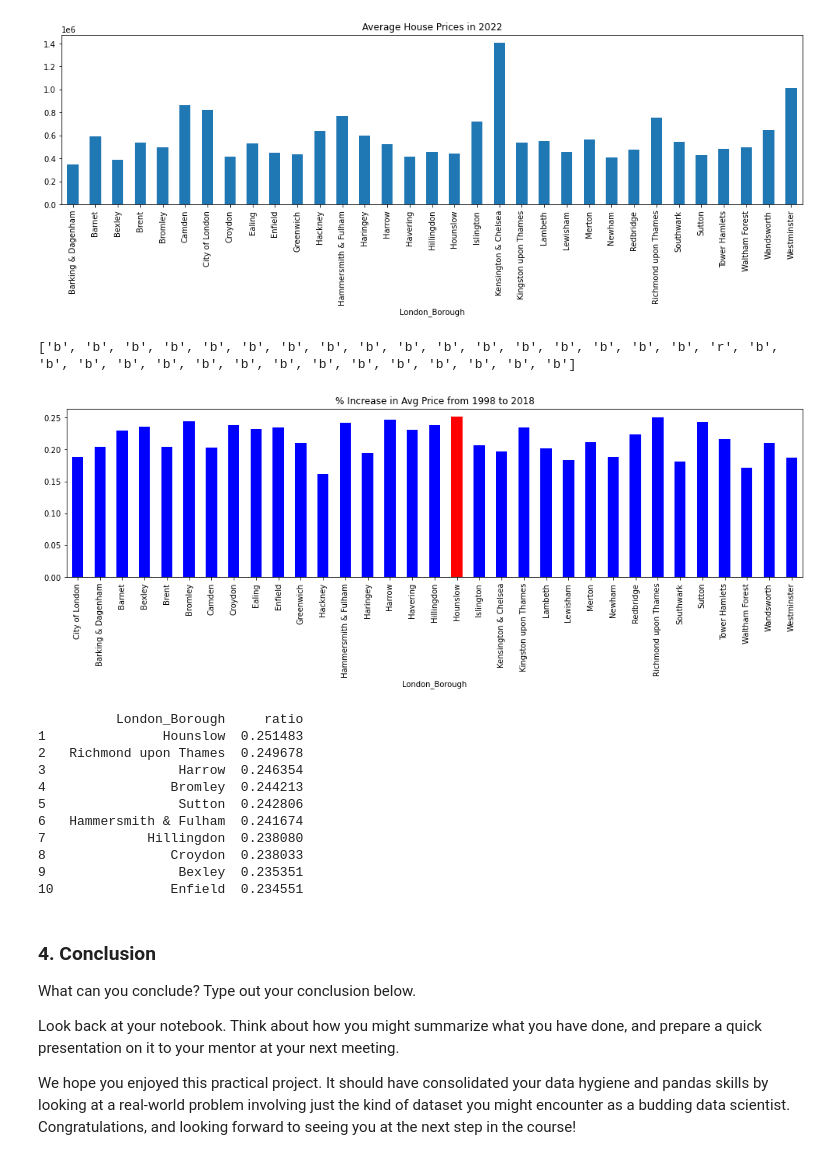
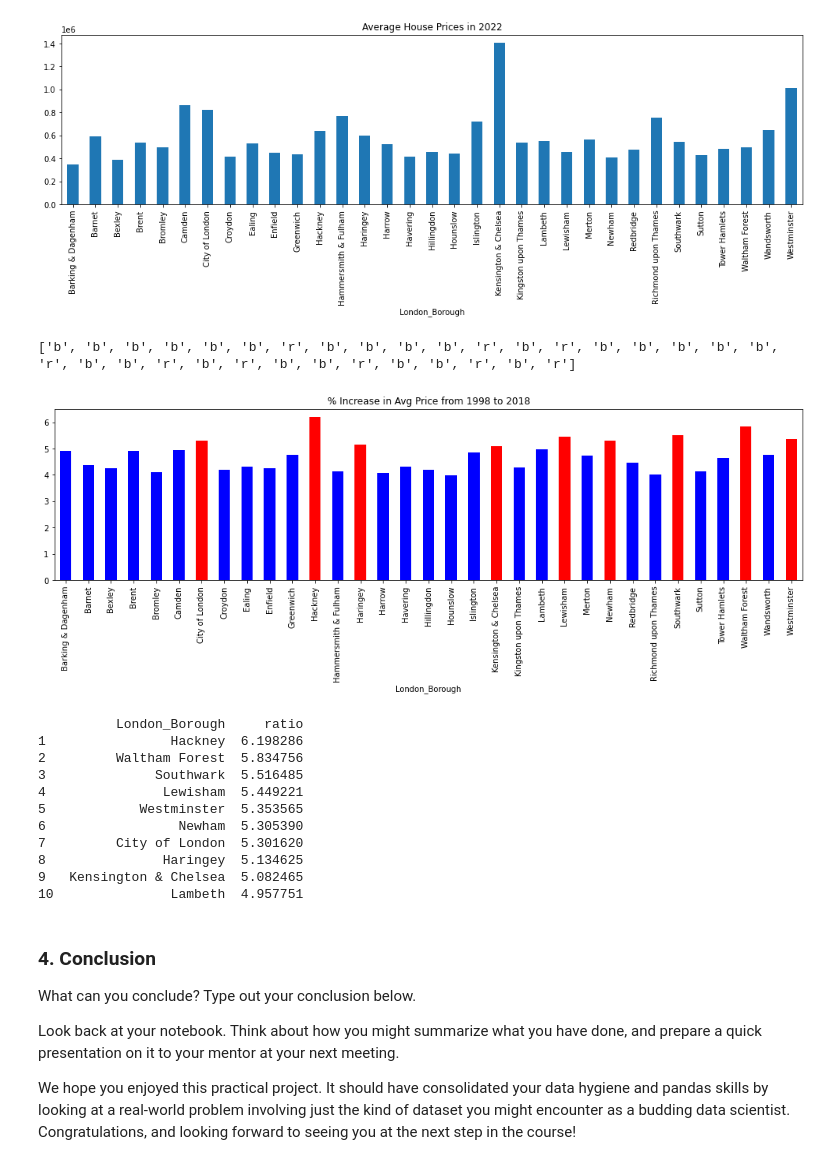
Before and after one commit to smccracken13/DataScienceCareerTrack, a Jupyter notebook: Unit 4 Challenge - Tier 3.ipynb, the cells around one changed output. Cells and saved outputs as stored; diff of their text form; code cells hidden in the pictures.

```diff
--- a/Unit 4 Challenge - Tier 3.ipynb
+++ b/Unit 4 Challenge - Tier 3.ipynb
@@ -298,40 +293,40 @@ Median Price =  274064.4585041667
 # %%
 def create_price_ratio(borough):
     Borough = dfg[dfg['London_Borough']== borough]
     price_1998 = float(Borough[Borough['Year']==1998].loc[:,'Average_Price'])
     price_2018 = float(Borough[Borough['Year']==2018].loc[:,'Average_Price'])
-    ratio = price_1998/price_2018
+    ratio = price_2018/price_1998
     return ratio
 
 ratio_dict = {}
-for borough in df['London_Borough'].unique():
+for borough in dfg['London_Borough'].unique():
     ratio_dict[borough]=create_price_ratio(borough)
 
 df_ratios = pd.DataFrame(ratio_dict.items())
 df_ratios = df_ratios.rename(columns={0:'London_Borough',1:'ratio'})
 #is_recession = ['r' if s=='recession' else 'g' for s in gdp_recession['econ_status']]
-high_ratios = ['r' if ratio>=.25 else'b' for ratio in df_ratios['ratio']]
+high_ratios = ['r' if ratio>=5 else'b' for ratio in df_ratios['ratio']]
 print(high_ratios)
 df_ratios.plot(kind='bar',x='London_Borough',y='ratio',title='% Increase in Avg Price from 1998 to 2018', figsize=(17,4),legend=False, color = high_ratios)
 plt.show()
 df_ratios_sorted = df_ratios.sort_values('ratio',ascending=False).reset_index()
 del df_ratios_sorted['index']
 df_ratios_sorted.index = df_ratios_sorted.index +1
 print(df_ratios_sorted.head(10))
 # %% [output]
-['b', 'b', 'b', 'b', 'b', 'b', 'b', 'b', 'b', 'b', 'b', 'b', 'b', 'b', 'b', 'b', 'b', 'r', 'b', 'b', 'b', 'b', 'b', 'b', 'b', 'b', 'b', 'b', 'b', 'b', 'b', 'b', 'b']
+['b', 'b', 'b', 'b', 'b', 'b', 'r', 'b', 'b', 'b', 'b', 'r', 'b', 'r', 'b', 'b', 'b', 'b', 'b', 'r', 'b', 'b', 'r', 'b', 'r', 'b', 'b', 'r', 'b', 'b', 'r', 'b', 'r']
-[figure, old version]
+[figure, new version]
           London_Borough     ratio
-1               Hounslow  0.251483
-2   Richmond upon Thames  0.249678
-3                 Harrow  0.246354
-4                Bromley  0.244213
-5                 Sutton  0.242806
-6   Hammersmith & Fulham  0.241674
-7             Hillingdon  0.238080
-8                Croydon  0.238033
-9                 Bexley  0.235351
-10               Enfield  0.234551
+1                Hackney  6.198286
+2         Waltham Forest  5.834756
+3              Southwark  5.516485
+4               Lewisham  5.449221
+5            Westminster  5.353565
+6                 Newham  5.305390
+7         City of London  5.301620
+8               Haringey  5.134625
+9   Kensington & Chelsea  5.082465
+10               Lambeth  4.957751
 # %% [markdown]
 ### 4. Conclusion
 What can you conclude? Type out your conclusion below.
```
Also changed, not shown: parts of 2 cells of this notebook.
